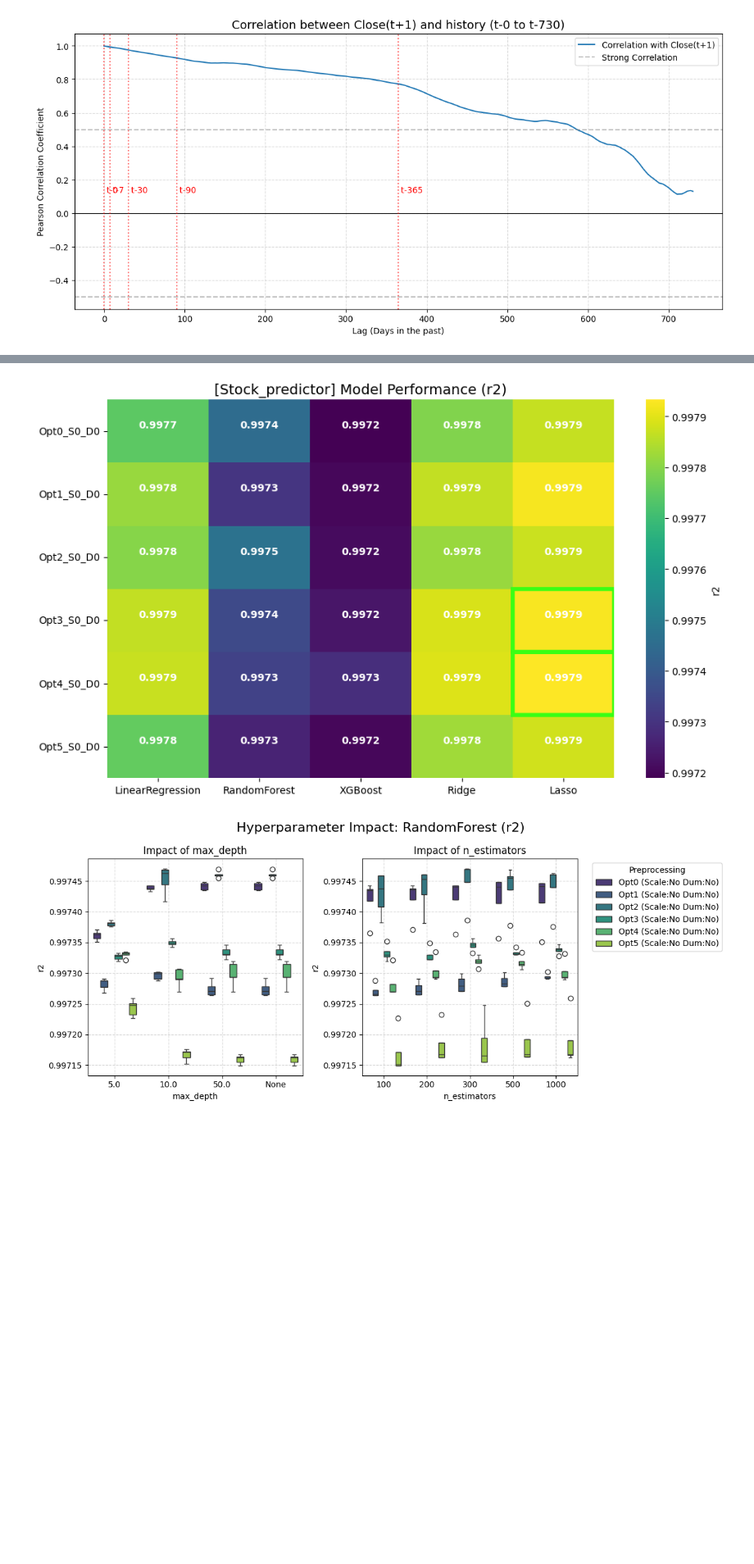
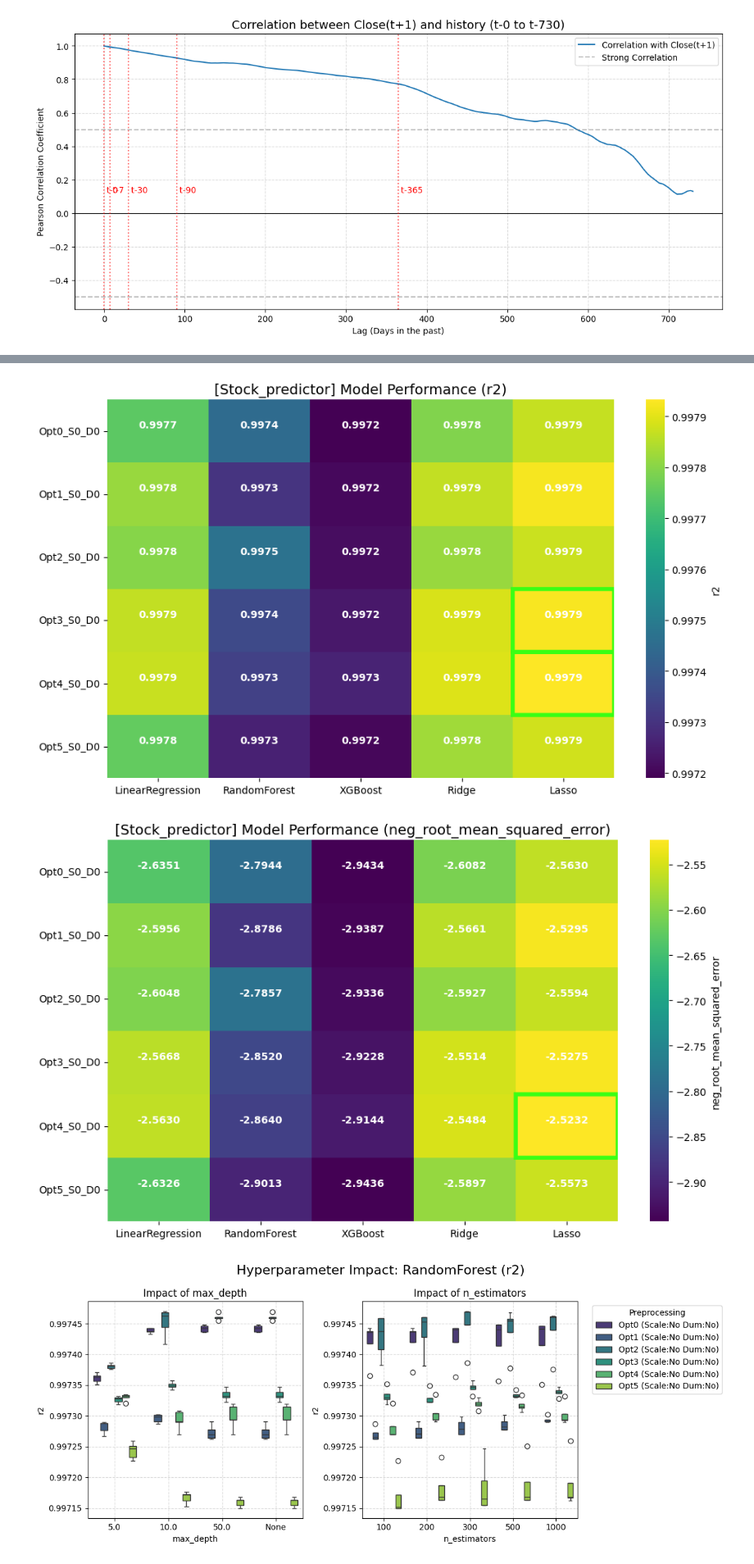
Before and after one commit to niboR13s/Data-science-code, a Jupyter notebook: Homework/Week_03/Time series/00_MNLE_DS_3_2_time_series_exercise.ipynb, the cells around one changed output, grey strips where cells are left out. Shown: that part at 82% size. Cells and saved outputs as stored; diff of their text form; code cells hidden in the pictures; blank space fills up the shorter version.

```diff
--- a/Homework/Week_03/Time series/00_MNLE_DS_3_2_time_series_exercise.ipynb
+++ b/Homework/Week_03/Time series/00_MNLE_DS_3_2_time_series_exercise.ipynb
@@ -465,7 +452,9 @@ LinearRegression      Opt4 Opt4 (Scale:No Dum:No)                 2.563026 0.997
 # %%
 reg_eval.plot_heatmap(metric = 'r2')
+reg_eval.plot_heatmap(metric = 'neg_root_mean_squared_error')
 # %% [output]
 [figure]
+[figure, added]
 # %%
 reg_eval.plot_parameter_impact( target_model='RandomForest', metric='r2')
 # %% [output]
```
Also changed, not shown: parts of 5 cells of this notebook, 8 other files.
